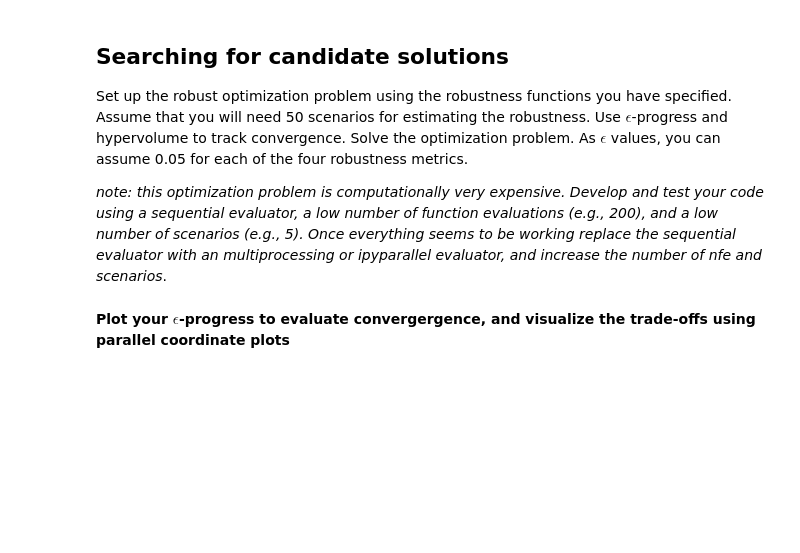
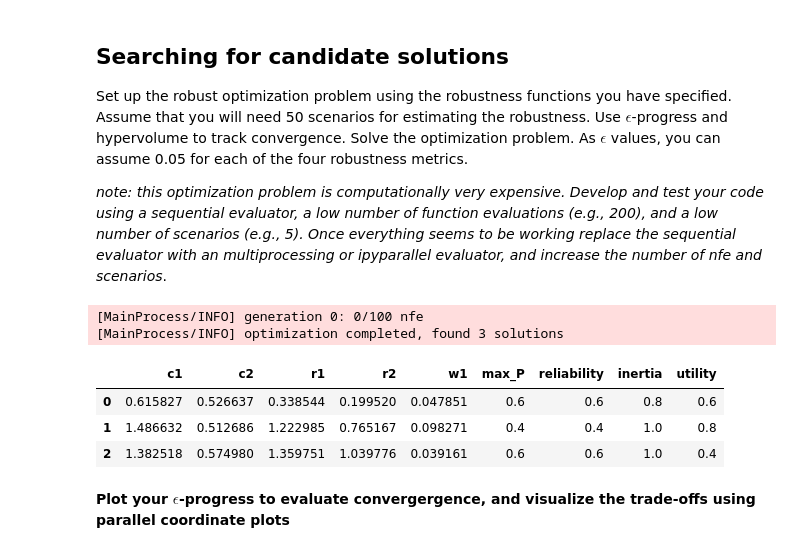
Before and after one commit to tamarvooijs/MBDM, a Jupyter notebook: Week 5-6 - robustness and direct search/assignment 10 - MORO_tamar.ipynb, the cells around one changed output. Cells and saved outputs as stored; diff of their text form; code cells hidden in the pictures; blank space fills up the shorter version.

```diff
--- a/Week 5-6 - robustness and direct search/assignment 10 - MORO_tamar.ipynb
+++ b/Week 5-6 - robustness and direct search/assignment 10 - MORO_tamar.ipynb
@@ -22,9 +22,10 @@ For this assignment, we will be using a domain criterion as our robustness metri
 import functools
 
 def robustness(direction, threshold, data):
+
     if direction == SMALLER:
         return np.sum(data<=threshold)/data.shape[0]
-    else:
+    elif direction == LARGER:
         return np.sum(data>=threshold)/data.shape[0]
 
 def maxp(data):
@@ -43,11 +44,6 @@ def utility(data):
 
 SMALLER = 'SMALLER'
 LARGER = 'LARGER'
-
-maxp = functools.partial(robustness, SMALLER, 0.75)
-inertia = functools.partial(robustness, LARGER, 0.6)
-reliability = functools.partial(robustness, LARGER, 0.99)
-utility = functools.partial(robustness, LARGER, 0.75)
 # %% [markdown]
 **2) Generate 4 random release policies, and evaluate them over 500 scenarios. Sample the scenarios using Monte Carlo sampling. Next evaulate your robustness function for 1, 2, 3, ... 500 scenarios for each outcome and visualize this. What can you tell about the convergernce of the robusntess metric as a function of the number of scenarios?**
 # %%
@@ -134,3 +163,37 @@ robustness_max_p =
 Set up the robust optimization problem using the robustness functions you have specified. Assume that you will need 50 scenarios for estimating the robustness. Use $\epsilon$-progress and hypervolume to track convergence. Solve the optimization problem. As $\epsilon$ values, you can assume 0.05 for each of the four robustness metrics.
 
 *note: this optimization problem is computationally very expensive. Develop and test your code using a sequential evaluator, a low number of function evaluations (e.g., 200), and a low number of scenarios (e.g., 5). Once everything seems to be working replace the sequential evaluator with an multiprocessing or ipyparallel evaluator, and increase the number of nfe and scenarios*.
+# %%
+maxp = functools.partial(robustness, SMALLER, 0.75)
+inertia = functools.partial(robustness, LARGER, 0.6)
+reliability = functools.partial(robustness, LARGER, 0.99)
+utility = functools.partial(robustness, LARGER, 0.75)
+
+
+MAXIMIZE = ScalarOutcome.MAXIMIZE
+MINIMIZE = ScalarOutcome.MINIMIZE
+robustness_functions = [ScalarOutcome('max_P', kind=MINIMIZE,
+                             variable_name='max_P', function=maxp),
+                       ScalarOutcome('reliability', kind=MAXIMIZE,
+                             variable_name='reliability', function=reliability),
+                       ScalarOutcome('inertia', kind=MAXIMIZE,
+                             variable_name='inertia', function=inertia),
+                       ScalarOutcome('utility', kind=MAXIMIZE,
+                             variable_name='utility', function=utility)]
+# %%
+#Test if it is okay with Sequential
+nfe = 100
+
+with MultiprocessingEvaluator(model) as evaluator:
+    robust_results = evaluator.robust_optimize(robustness_functions, scenarios=5,
+                            nfe=nfe, epsilons=[0.05,]*len(robustness_functions))
+# %% [output]
+[MainProcess/INFO] generation 0: 0/100 nfe
+[MainProcess/INFO] optimization completed, found 3 solutions
+# %%
+robust_results.head()
+# %% [output]
+|  | c1 | c2 | r1 | r2 | w1 | max_P | reliability | inertia | utility |
+| 0 | 0.615827 | 0.526637 | 0.338544 | 0.199520 | 0.047851 | 0.6 | 0.6 | 0.8 | 0.6 |
+| 1 | 1.486632 | 0.512686 | 1.222985 | 0.765167 | 0.098271 | 0.4 | 0.4 | 1.0 | 0.8 |
+| 2 | 1.382518 | 0.574980 | 1.359751 | 1.039776 | 0.039161 | 0.6 | 0.6 | 1.0 | 0.4 |
```
Also changed, not shown: parts of 17 cells of this notebook, 2 other files.
